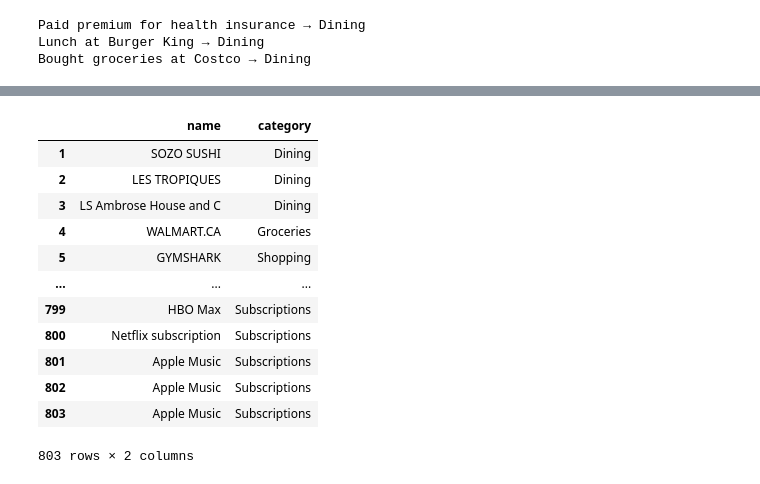
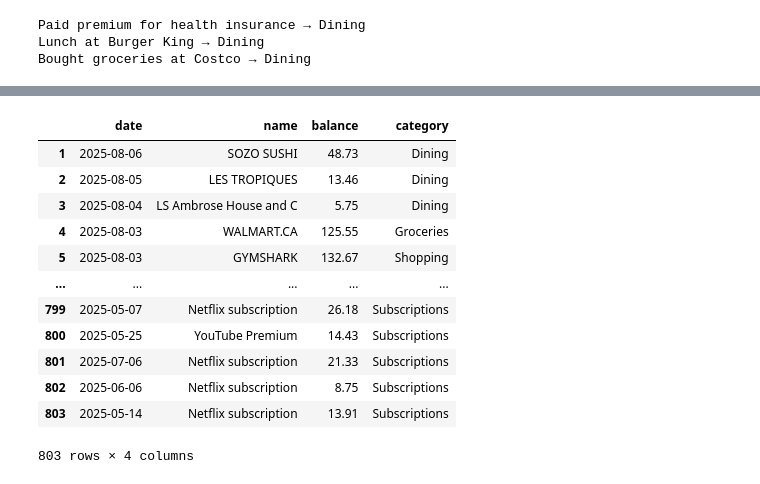
Before and after one commit to adja-camara/untitledproject, a Jupyter notebook: data_preprocessing.ipynb, the cells around one changed output, grey strips where cells are left out. Cells and saved outputs as stored; diff of their text form; code cells hidden in the pictures.

Commit message:
added dates and balance to total transactions and fixed regression model

```diff
--- a/data_preprocessing.ipynb
+++ b/data_preprocessing.ipynb
@@ -103,8 +103,8 @@ df_all
 | 308 | 2025-05-01 | VIDEOTRON LTEE _V | 57.49 |
 309 rows × 3 columns
 # %%
-# df_all.to_csv("transactions_clean.csv", index=False) added categories to data via export to sheets
-df_cat = pd.read_csv("datasets/transactions_clean.csv", header=None)
+# manually added categories to our personal transactions via export to sheets
+df_cat = pd.read_csv("datasets/personal_transactions.csv", header=None)
 df_cat
 # %% [output]
 |  | 0 | 1 | 2 | 3 |
@@ -185,9 +185,8 @@ Paid premium for health insurance → Dining
 Lunch at Burger King → Dining
 Bought groceries at Costco → Dining
 # %%
-# adding more data bc results were bad
-
 import random
+from datetime import datetime, timedelta
 
 # categories with too few samples
 categories = {
@@ -198,15 +197,38 @@ categories = {
     "Subscriptions": ["Netflix subscription", "Amazon Prime membership", "Apple Music", "HBO Max", "YouTube Premium"]
 }
 
-# Generate 100 synthetic samples for each
+# Define realistic spending ranges per category
+amount_ranges = {
+    "Bills": (50, 300),
+    "Entertainment": (10, 120),
+    "Groceries": (20, 200),
+    "Insurance": (50, 500),
+    "Subscriptions": (5, 30)
+}
+
+# Date range for synthetic transactions (May 1, 2025 to July 31, 2025)
+start_date = datetime(2025, 5, 1)
+end_date = datetime(2025, 7, 31)
+days_between = (end_date - start_date).days
+
+# Generate 100 synthetic samples per category
 synthetic_data = []
 for cat, examples in categories.items():
     for i in range(100):
         desc = random.choice(examples)
-        synthetic_data.append({"description": desc, "category": cat})
+        amount = round(random.uniform(*amount_ranges[cat]), 2)
+        # pick random date in May–July 2025
+        rand_date = start_date + timedelta(days=random.randint(0, days_between))
+        synthetic_data.append({
+            "description": desc,
+            "balance": amount,
+            "category": cat,
+            "date": rand_date.date()
+        })
 
-df = pd.DataFrame(synthetic_data)
+# Final DataFrame
+df = pd.DataFrame(synthetic_data)[["date", "description", "balance", "category"]]
 
-print(df.sample(10))  # preview
+print(df.sample(10))
 print(f"Total new samples: {len(df)}")
 # %% [output]
@@ -224,22 +246,22 @@ print(f"Total new samples: {len(df)}")
 Total new samples: 500
 # %%
-df_cat_cat = df_cat.iloc[:, [1, 3]]
+df_cat_cat = df_cat.iloc[:, [0,1,2,3]]
 df.columns = df_cat_cat.columns
 df2 = pd.concat([df_cat_cat, df], ignore_index = True)
-df2.columns = ["name", "category"]
+df2.columns = ["date", "name", "balance", "category"]
 df2 = df2[1:]
 df2
 # %% [output]
-|  | name | category |
-| 1 | SOZO SUSHI | Dining |
-| 2 | LES TROPIQUES | Dining |
-| 3 | LS Ambrose House and C | Dining |
-| 4 | WALMART.CA | Groceries |
-| 5 | GYMSHARK | Shopping |
-| ... | ... | ... |
-| 799 | HBO Max | Subscriptions |
-| 800 | Netflix subscription | Subscriptions |
-| 801 | Apple Music | Subscriptions |
-| 802 | Apple Music | Subscriptions |
-| 803 | Apple Music | Subscriptions |
+|  | date | name | balance | category |
+| 1 | 2025-08-06 | SOZO SUSHI | 48.73 | Dining |
+| 2 | 2025-08-05 | LES TROPIQUES | 13.46 | Dining |
+| 3 | 2025-08-04 | LS Ambrose House and C | 5.75 | Dining |
+| 4 | 2025-08-03 | WALMART.CA | 125.55 | Groceries |
+| 5 | 2025-08-03 | GYMSHARK | 132.67 | Shopping |
+| ... | ... | ... | ... | ... |
+| 799 | 2025-05-07 | Netflix subscription | 26.18 | Subscriptions |
+| 800 | 2025-05-25 | YouTube Premium | 14.43 | Subscriptions |
+| 801 | 2025-07-06 | Netflix subscription | 21.33 | Subscriptions |
+| 802 | 2025-06-06 | Netflix subscription | 8.75 | Subscriptions |
+| 803 | 2025-05-14 | Netflix subscription | 13.91 | Subscriptions |
-803 rows × 2 columns
+803 rows × 4 columns
```
Also changed, not shown: parts of 4 cells of this notebook, 3 other files.
